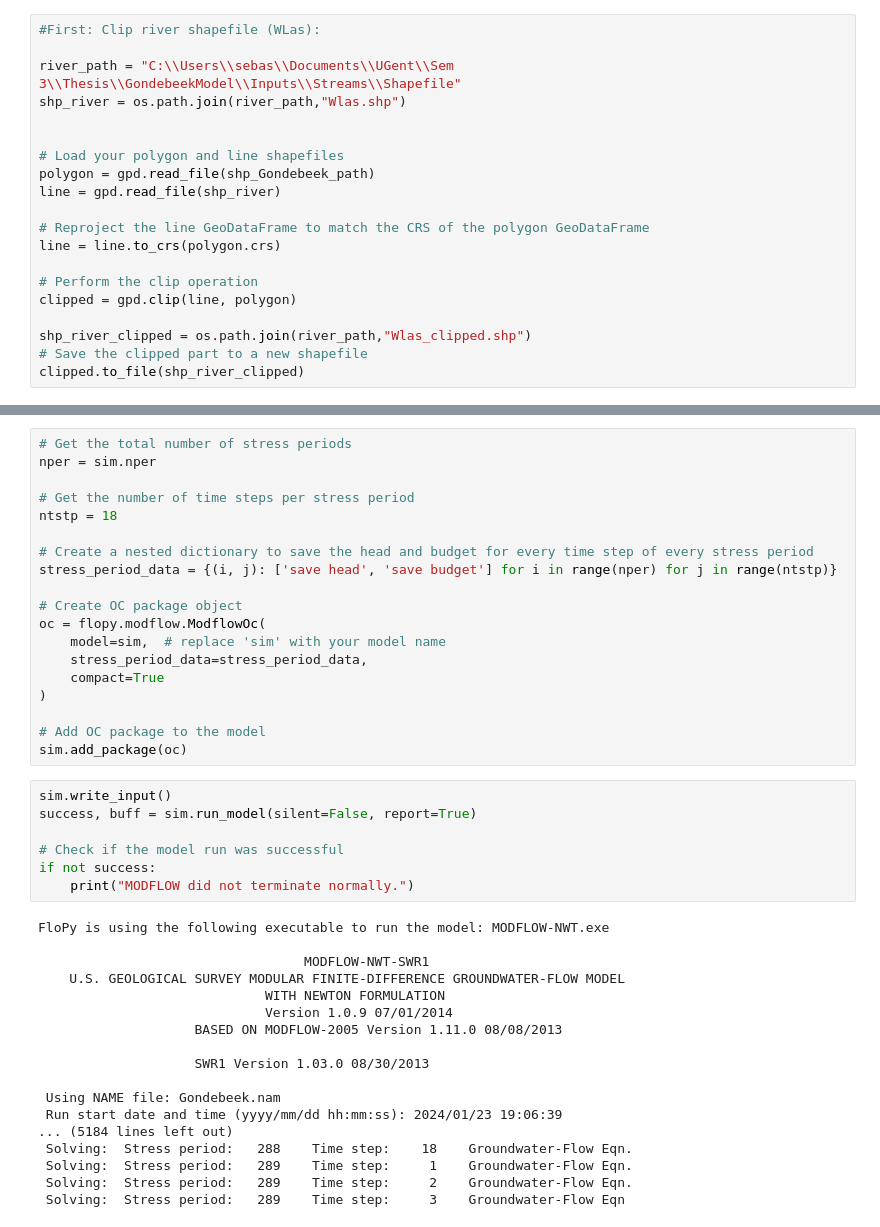
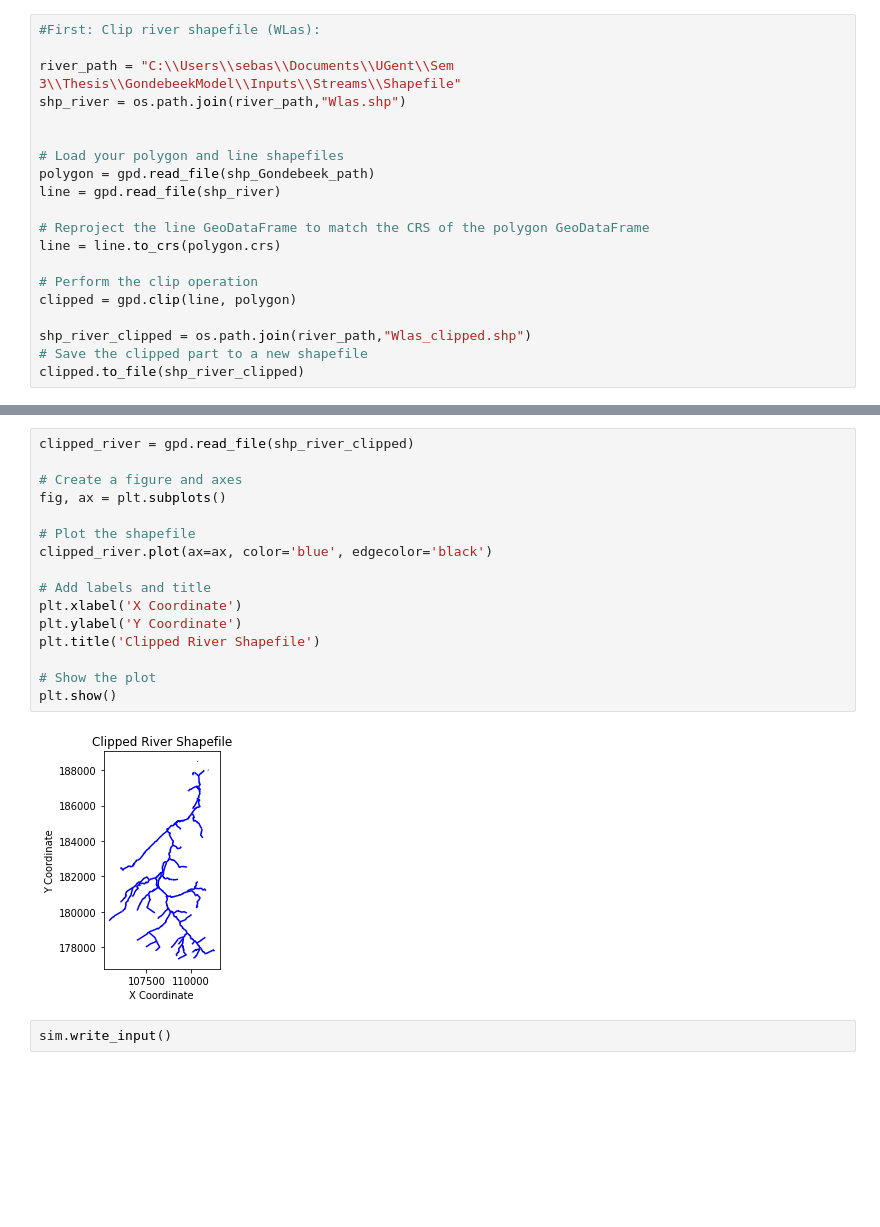
Before and after one commit to sebmeng/Thesis-GondebeekModel, a Jupyter notebook: Modflow/Build_model_4guideLayers.ipynb, the cells around one changed output, grey strips where cells are left out. Saved outputs shown, nothing was run; the diff lists cells and outputs as text; blank space fills up the shorter version.

```diff
--- a/Modflow/Build_model_4guideLayers.ipynb
+++ b/Modflow/Build_model_4guideLayers.ipynb
@@ -825,44 +986,20 @@ plt.show()
-# %%
-# Get the total number of stress periods
-nper = sim.nper
-
-# Get the number of time steps per stress period
-ntstp = 18
-
-# Create a nested dictionary to save the head and budget for every time step of every stress period
-stress_period_data = {(i, j): ['save head', 'save budget'] for i in range(nper) for j in range(ntstp)}
-
-# Create OC package object
-oc = flopy.modflow.ModflowOc(
-    model=sim,  # replace 'sim' with your model name
-    stress_period_data=stress_period_data,
-    compact=True
-)
-
-# Add OC package to the model
-sim.add_package(oc)
-# %%
-sim.write_input()
-success, buff = sim.run_model(silent=False, report=True)
-
-# Check if the model run was successful
-if not success:
-    print("MODFLOW did not terminate normally.")
-# %% [output]
-FloPy is using the following executable to run the model: MODFLOW-NWT.exe
-
-                                  MODFLOW-NWT-SWR1
-    U.S. GEOLOGICAL SURVEY MODULAR FINITE-DIFFERENCE GROUNDWATER-FLOW MODEL
-                             WITH NEWTON FORMULATION
-                             Version 1.0.9 07/01/2014
-                    BASED ON MODFLOW-2005 Version 1.11.0 08/08/2013
-
-                    SWR1 Version 1.03.0 08/30/2013
-
- Using NAME file: Gondebeek.nam
- Run start date and time (yyyy/mm/dd hh:mm:ss): 2024/01/23 19:06:39
-... (5184 lines left out)
- Solving:  Stress period:   288    Time step:    18    Groundwater-Flow Eqn.
- Solving:  Stress period:   289    Time step:     1    Groundwater-Flow Eqn.
- Solving:  Stress period:   289    Time step:     2    Groundwater-Flow Eqn.
- Solving:  Stress period:   289    Time step:     3    Groundwater-Flow Eqn
+# %%
+clipped_river = gpd.read_file(shp_river_clipped)
+
+# Create a figure and axes
+fig, ax = plt.subplots()
+
+# Plot the shapefile
+clipped_river.plot(ax=ax, color='blue', edgecolor='black')
+
+# Add labels and title
+plt.xlabel('X Coordinate')
+plt.ylabel('Y Coordinate')
+plt.title('Clipped River Shapefile')
+
+# Show the plot
+plt.show()
+# %% [output]
+[figure, added]
+# %%
+sim.write_input()
```
Also changed, not shown: parts of 33 cells of this notebook, 47 other files.
